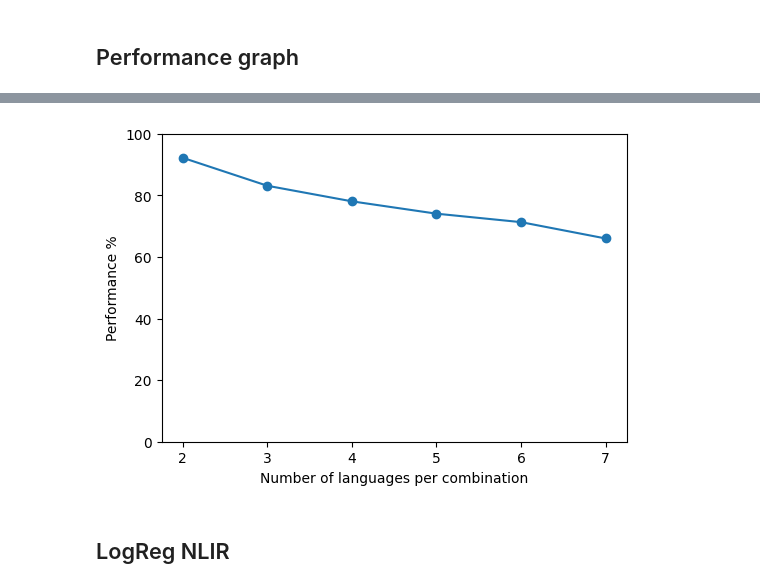
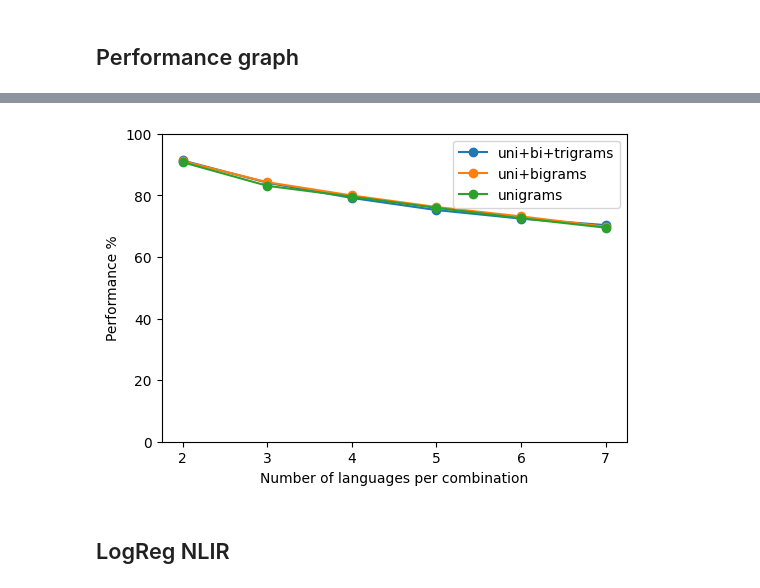
Before and after one commit to linaskerath/ANLP_project, a Jupyter notebook: scripts/5_logreg_model_new.ipynb, the cells around one changed output, grey strips where cells are left out. Cells and saved outputs as stored; diff of their text form; code cells hidden in the pictures.

```diff
--- a/scripts/5_logreg_model_new.ipynb
+++ b/scripts/5_logreg_model_new.ipynb
@@ -77,6 +67,25 @@ sp    21
 it    20
 he    18
 Name: (labels, lang), dtype: int64
+# %%
+# columns used in training
+
+# columns = [ 'TF_uni_POS', 'FP_uni_POS', 'FF_uni_POS', 'TF_bi_POS',
+#        'FP_bi_POS', 'FF_bi_POS', 'TF_tri_POS', 'FP_tri_POS', 'FF_tri_POS',
+#        'TF_uni_PTB', 'FP_uni_PTB', 'FF_uni_PTB', 'TF_bi_PTB', 'FP_bi_PTB',
+#        'FF_bi_PTB', 'TF_tri_PTB', 'FP_tri_PTB', 'FF_tri_PTB', 'TF_uni_UD',
+#        'FP_uni_UD', 'FF_uni_UD', 'TF_bi_UD', 'FP_bi_UD', 'FF_bi_UD',
+#        'TF_tri_UD', 'FP_tri_UD', 'FF_tri_UD', 'TF_uni_IC', 'FP_uni_IC',
+#        'FF_uni_IC', 'TF_bi_IC', 'FP_bi_IC', 'FF_bi_IC', 'TF_tri_IC',
+#        'FP_tri_IC', 'FF_tri_IC']
+
+# only uni:
+# columns = [ 'TF_uni_POS', 'FP_uni_POS', 'FF_uni_POS',
+#        'TF_uni_PTB', 'FP_uni_PTB', 'FF_uni_PTB',  'TF_uni_UD',
+#        'FP_uni_UD', 'FF_uni_UD',  'TF_uni_IC', 'FP_uni_IC',
+#        'FF_uni_IC']
+
+columns = [ 'TF_uni_WFC', 'FP_uni_WFC', 'FF_uni_WFC'] # , 'TF_bi_WFC', 'FP_bi_WFC', 'FF_bi_WFC', 'TF_tri_WFC', 'FP_tri_WFC', 'FF_tri_WFC'
 # %% [markdown]
 ## Performance graph
 # %%
@@ -91,13 +100,12 @@ dict_performances_groups = []
 
 for i in tqdm(range(2, 8)): # 8
     comb = list(itertools.combinations(['ee', 'fi', 'ge', 'he', 'it', 'en', 'sp'], i))
-    print(comb)
+    #print(comb)
     temp = []
     for c in comb:
-        #print(c)
         df_main_ = df_main[df_main[('labels', 'lang')].isin(c)]
         logreg = LogisticRegression(C=1e5, multi_class='multinomial', solver='lbfgs', random_state=0)
-        columns = ['TF_uni', 'FP_uni', 'FF_uni', 'TF_bi', 'FP_bi', 'FF_bi', 'TF_tri', 'FP_tri', 'FF_tri' ]
+        #columns = ['TF_uni', 'FP_uni', 'FF_uni', 'TF_bi', 'FP_bi', 'FF_bi', 'TF_tri', 'FP_tri', 'FF_tri' ]
         cross_val_scores = get_cv_score(df_main_, columns, logreg)
         dict_performances[str(c)] = np.mean(cross_val_scores)
         temp.append(np.mean(cross_val_scores))
@@ -135,0 +127,9 @@ import matplotlib.pyplot as plt
+# %%
+# dict_performances
+dict_performances_groups_uni = dict_performances_groups
+
+print(dict_performances_groups_tri)
+print(dict_performances_groups_bi)
+print(dict_performances_groups_uni)
+
+dict_performances_groups
@@ -136,15 +174,19 @@ import matplotlib.pyplot as plt
 # %%
-
 fig, axes = plt.subplots(ncols=1, figsize=(6,4))
-axes.plot(np.array(dict_performances_groups)[:, 0],
-        [i * 100 for i in  np.array(dict_performances_groups)[:, 1]], marker='o')
+axes.plot(np.array(dict_performances_groups_tri)[:, 0],
+        [i * 100 for i in  np.array(dict_performances_groups_tri)[:, 1]], marker='o', label = 'uni+bi+trigrams')
+axes.plot(np.array(dict_performances_groups_bi)[:, 0],
+        [i * 100 for i in  np.array(dict_performances_groups_bi)[:, 1]], marker='o', label = 'uni+bigrams')
+axes.plot(np.array(dict_performances_groups_uni)[:, 0],
+        [i * 100 for i in  np.array(dict_performances_groups_uni)[:, 1]], marker='o', label = 'unigrams')
 # mean performance per group of all combinations of languages
 #axes.set_title(' Mean performance per group of all possible combinations of languages. E.g. 2 on the x axis means a group all language pairs amd y shows the mean performance.')
+axes.legend()
 axes.set_xlabel('Number of languages per combination')
 axes.set_ylabel('Performance %')
 axes.set_ylim(0, 100);
 # %% [output]
-[figure, old version]
+[figure, new version]
 # %% [markdown]
 ## LogReg NLIR
 # %%
```
Also changed, not shown: parts of 13 cells of this notebook, 3 other files.
